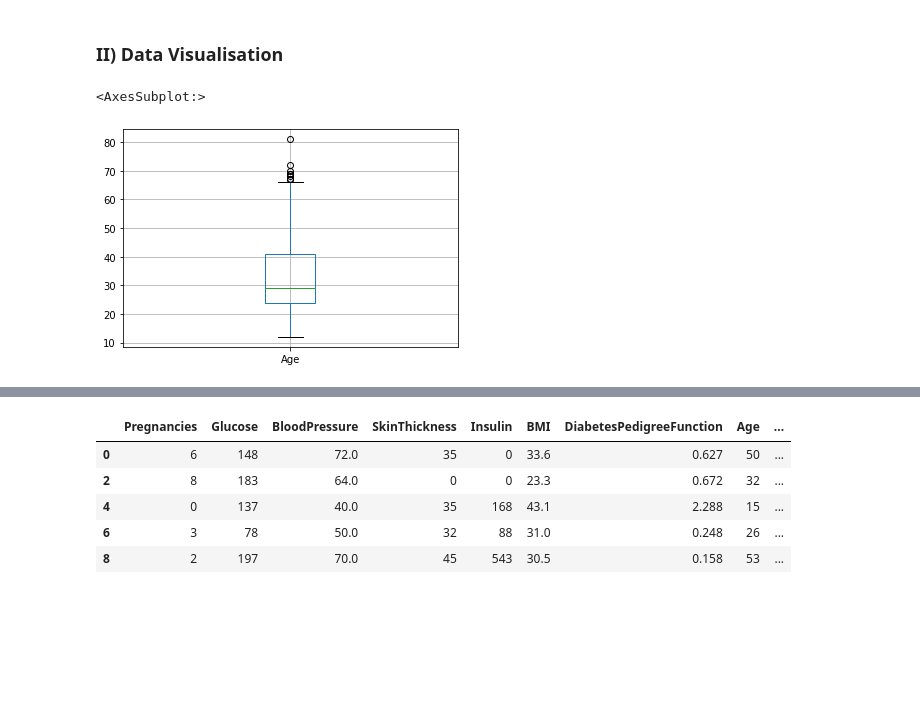
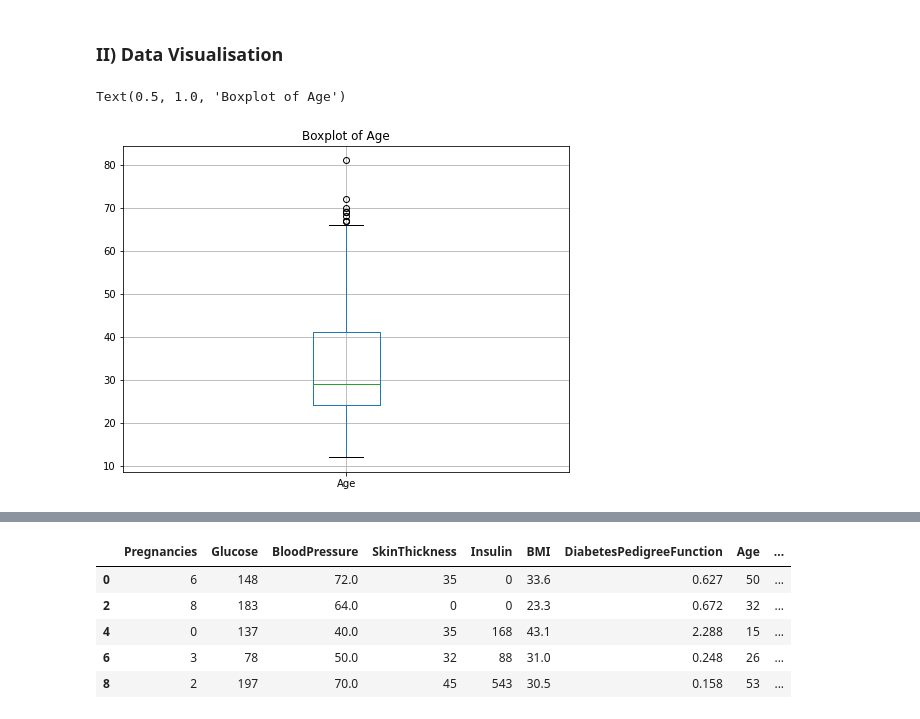
Before and after one commit to seankendall/UCD_Data_Mining, a Jupyter notebook: Practical 1/Practical1.ipynb, the cells around one changed output, grey strips where cells are left out. Saved outputs shown, nothing was run; the diff lists cells and outputs as text; code cells hidden in the pictures; blank space fills up the shorter version.

```diff
--- a/Practical 1/Practical1.ipynb
+++ b/Practical 1/Practical1.ipynb
@@ -88,9 +94,10 @@ Max: 81
 ### II) Data Visualisation
 # %%
 # 1 - boxplot of Age
-df.boxplot("Age")
+plot = df.boxplot('Age', figsize=(8, 6))
+plot.set_title('Boxplot of Age')
 # %% [output]
-<AxesSubplot:>
+Text(0.5, 1.0, 'Boxplot of Age')
-[figure, old version]
+[figure, new version]
 # %%
 # 2 -  boxplot of the ‘Age’ column of the diabetic and no-diabetic groups side by side.
```
Also changed, not shown: parts of 12 cells of this notebook, 4 other files.
